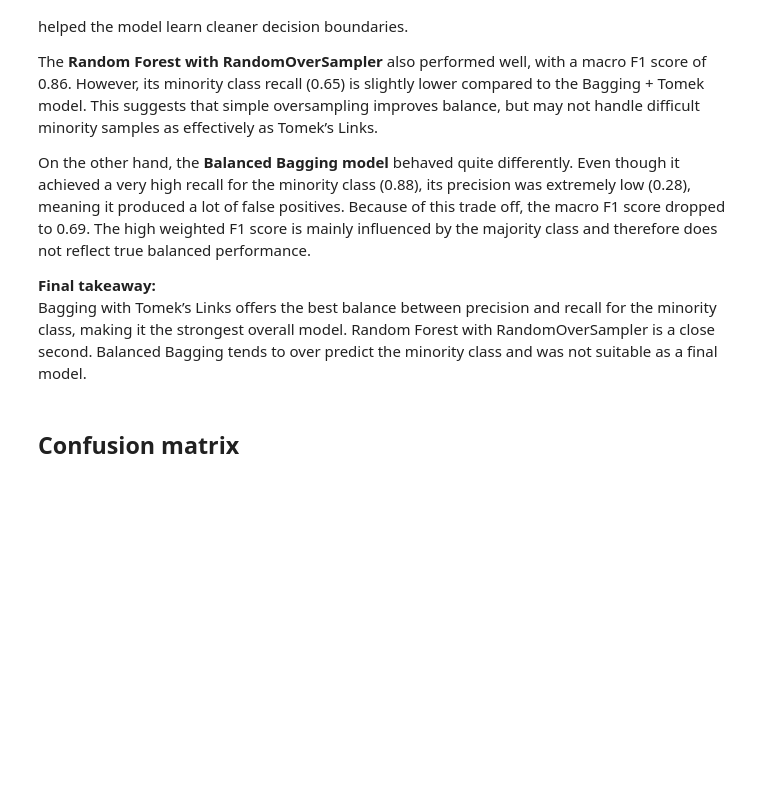
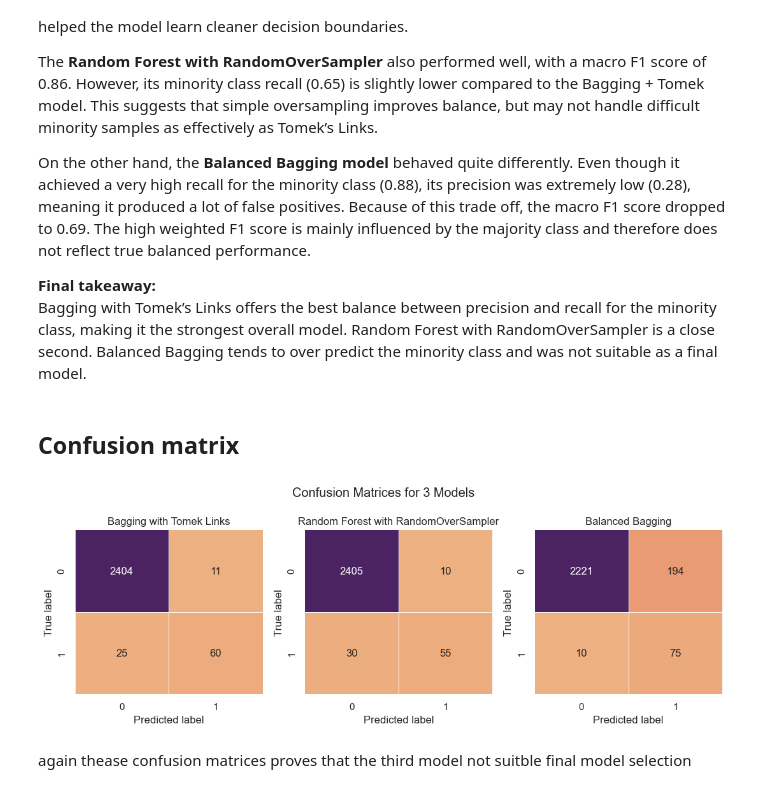
Before and after one commit to nayana-sisil/predictive-maintenance-ml, a Jupyter notebook: Predictive_maintaince.ipynb, the cells around one changed output. Drawn from its saved outputs; the diff is of its cells as text; code cells hidden in the pictures; blank space fills up the shorter version.

Commit message:
trined  models confusion matrices

```diff
--- a/Predictive_maintaince.ipynb
+++ b/Predictive_maintaince.ipynb
@@ -1077,3 +1077,28 @@ On the other hand, the **Balanced Bagging model** behaved quite differently. Eve
 Bagging with Tomek’s Links offers the best balance between precision and recall for the minority class, making it the strongest overall model. Random Forest with RandomOverSampler is a close second. Balanced Bagging tends to over predict the minority class and was not suitable as a final model.
 # %% [markdown]
 ## Confusion matrix
+# %%
+names = ['Bagging with Tomek Links','Random Forest with RandomOverSampler','Balanced Bagging']
+
+y_list = [y_pred_bagging,y_pred_randomforest,y_pred_balanced_bagging]
+
+fig,axes = plt.subplots(1,3, figsize = (11,4))
+plt.suptitle('Confusion Matrices for 3 Models')
+plt.tight_layout()
+
+i = 0
+
+for y_pred, name in zip(y_list,names):
+    cm = confusion_matrix(y_test, y_pred)
+
+    sns.heatmap(data=cm, annot=True, fmt='d',cmap='flare', cbar=False, linewidth=.5,  ax=axes[i])
+    axes[i].set_title(name)
+    axes[i].set_xlabel('Predicted label')
+    axes[i].set_ylabel('True label')
+    plt.tight_layout()
+
+    i = i + 1
+# %% [output]
+[figure, added]
+# %% [markdown]
+again thease confusion matrices proves that the third model not suitble final model selection
```
